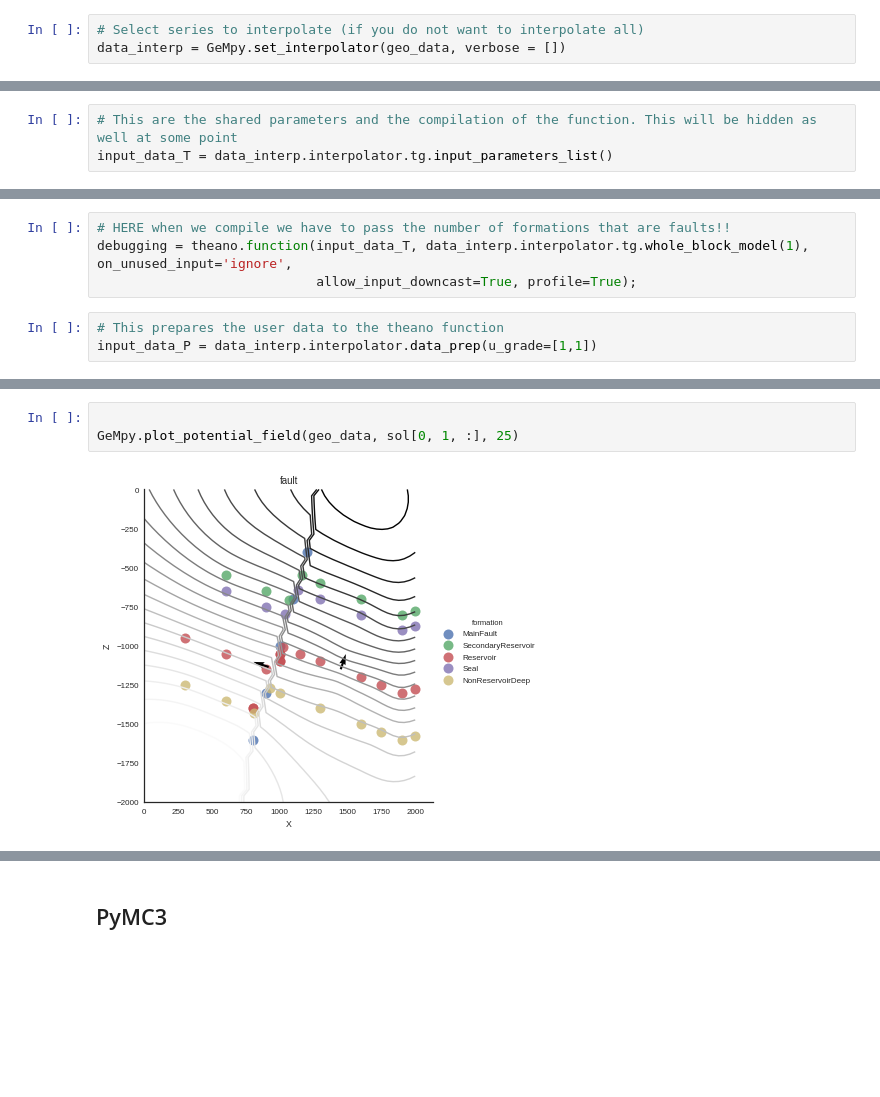
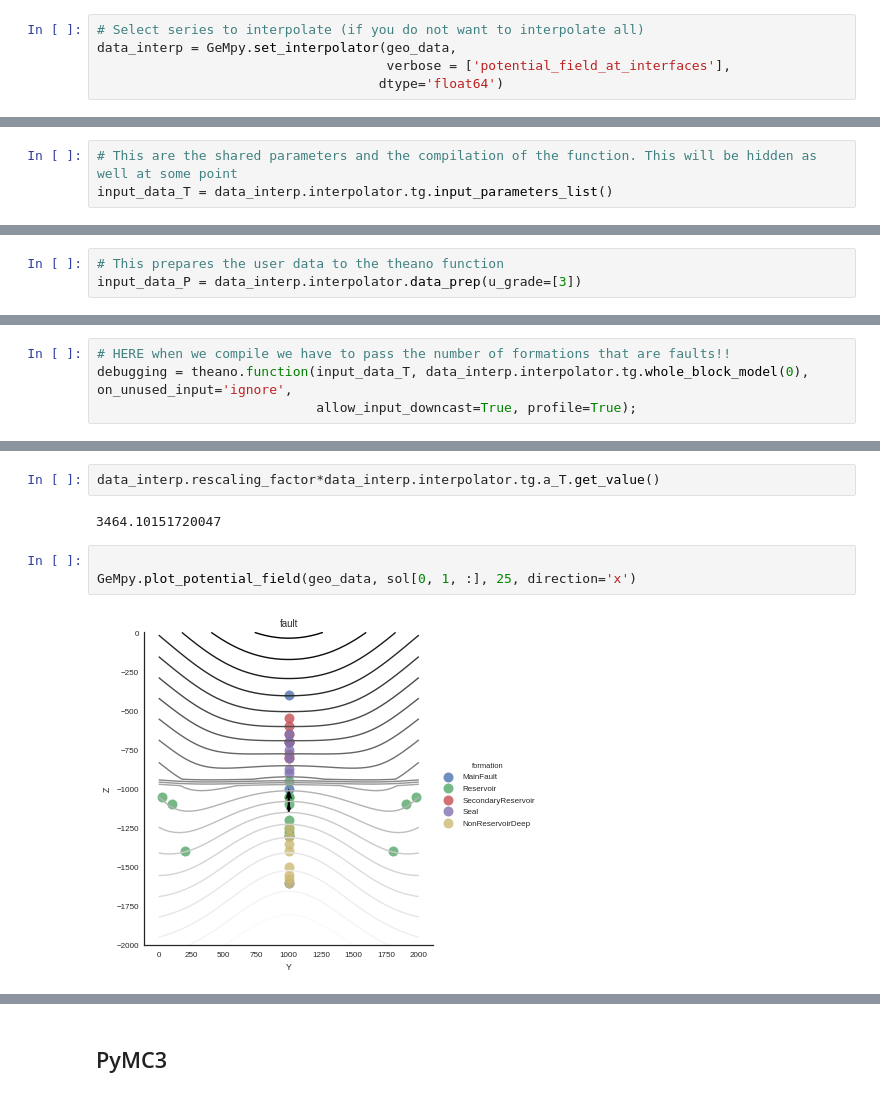
Before and after one commit to nre-aachen/gempy, a Jupyter notebook: Prototype Notebook/FabianThesis.ipynb, the cells around one changed output, grey strips where cells are left out. Cells and saved outputs as stored; diff of their text form; blank space fills up the shorter version.

```diff
--- a/Prototype Notebook/FabianThesis.ipynb
+++ b/Prototype Notebook/FabianThesis.ipynb
@@ -63,6 +63,8 @@ GeMpy.plot_data(geo_data, direction='y')
 # %%
 # Select series to interpolate (if you do not want to interpolate all)
-data_interp = GeMpy.set_interpolator(geo_data, verbose = [])
+data_interp = GeMpy.set_interpolator(geo_data,
+                                     verbose = ['potential_field_at_interfaces'],
+                                    dtype='float64')
 # %% [output]
 [2, 2]
 # %%
@@ -74,0 +77,3 @@ array([ 0,  4, 42])
+# %%
+# This prepares the user data to the theano function
+input_data_P = data_interp.interpolator.data_prep(u_grade=[3])
@@ -75,7 +82,4 @@ array([ 0,  4, 42])
 # %%
 # HERE when we compile we have to pass the number of formations that are faults!!
-debugging = theano.function(input_data_T, data_interp.interpolator.tg.whole_block_model(1), on_unused_input='ignore',
+debugging = theano.function(input_data_T, data_interp.interpolator.tg.whole_block_model(0), on_unused_input='ignore',
                             allow_input_downcast=True, profile=True);
-# %%
-# This prepares the user data to the theano function
-input_data_P = data_interp.interpolator.data_prep(u_grade=[1,1])
@@ -93,6 +91,10 @@ Faults interfaces matrix ref __str__ = [[0 0 0 0 0 0 0 0 0 0 0 0 0 0 0 0 0 0 0 0
+# %%
+data_interp.rescaling_factor*data_interp.interpolator.tg.a_T.get_value()
+# %% [output]
+3464.10151720047
 # %%
 
-GeMpy.plot_potential_field(geo_data, sol[0, 1, :], 25)
+GeMpy.plot_potential_field(geo_data, sol[0, 1, :], 25, direction='x')
 # %% [output]
-[figure, old version]
+[figure, new version]
 # %%
```
Also changed, not shown: parts of 52 cells of this notebook, 6 other files.
